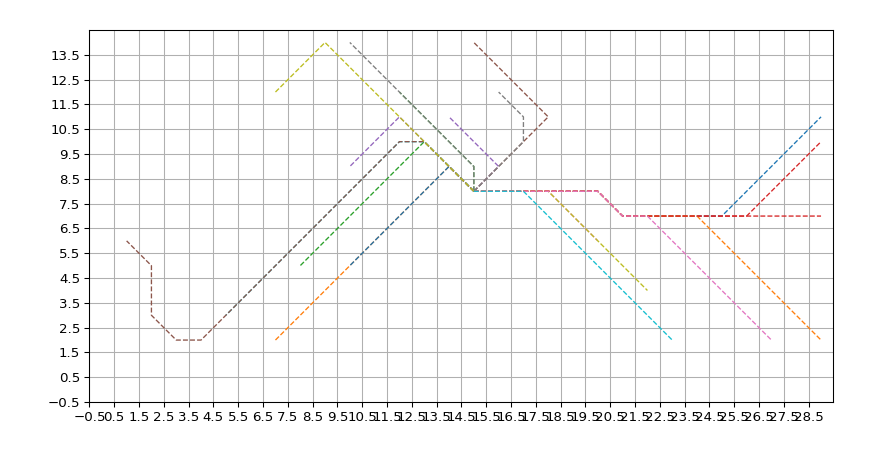
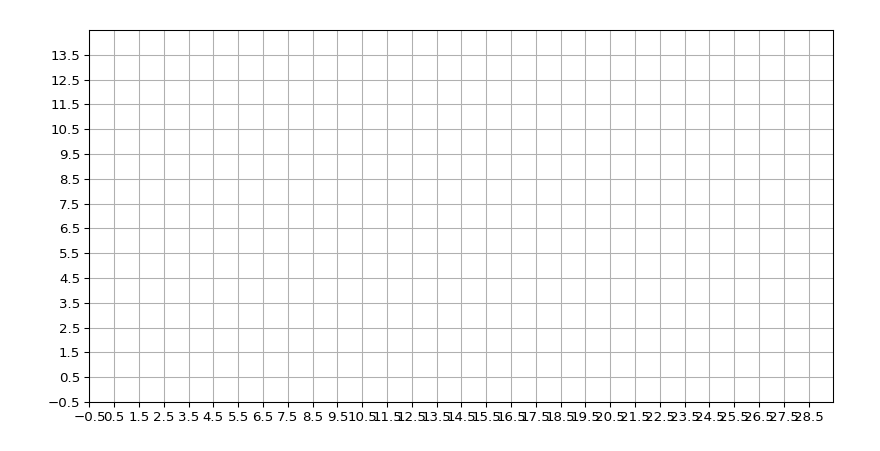
Before and after one commit to LijunSun90/beige, a Jupyter notebook: testbed.ipynb, the cells around one changed output. Drawn from its saved outputs; the diff is of its cells as text; code cells hidden in the pictures.

```diff
--- a/testbed.ipynb
+++ b/testbed.ipynb
@@ -21,6 +21,8 @@ data_robot['color'] = np.repeat([[0., 1., 0., 1.]], n_robot, axis=0)
 pathfinderObject = Pathfinder()
 pathfinderObject.breadth_first_search()
 # path = [[path_robot_1], [path_robot_2], ..., [path_robot_n]]
+came_from = pathfinderObject.came_from
+cost_so_far = pathfinderObject.cost_so_far
 path = []
 x = []
 y = []
@@ -43,7 +45,7 @@ ax.set_yticks(y_ticks)
 ax.grid(True)
 
 
-print("path:",path[0])
+# print("path:",path[0])
 # path[0][0]
 # x = [path[0][ix][0] for ix in range(len(path[0]))]
 # y = [path[0][ix][1] for ix in range(len(path[0]))]
@@ -51,9 +53,9 @@ print("path:",path[0])
 # print("y:", y)
 # print("shape:", np.array(x).shape)
 
-lines = []
-for ix in np.arange(len(x)):
-    lines.append(plt.plot(x[ix], y[ix], '--', lw=1))
+# lines = []
+# for ix in np.arange(len(x)):
+#     lines.append(plt.plot(x[ix], y[ix], '--', lw=1))
 
 # lines
 
@@ -65,5 +67,76 @@ for ix in np.arange(len(x)):
 # line, = ax.plot(np.array(x), np.array(y), 'o-', lw=1)
 # line.set_data([], [])
 
+
+# print("came_from", came_from)
+# print("came_from shape", len(came_from))
+# print("type:", type(came_from))
+# item = came_from.popitem()
+# current = item[0]
+# parent = item[1]
+# print("current:", current)
+# print("current[0]:", current[0])
+
+# dot_cameFrom = []
+# count = 0
+# while len(came_from) != 0:
+#     item = came_from.popitem()
+#     current = item[0]
+#     parent = item[1]
+
+#     if parent == None:
+#         marker_son = ''
+#     elif current[0] == parent[0] and current[1] > parent[1]:
+#         marker_son = 'v'
+#     elif current[0] == parent[0] and current[1] < parent[1]:
+#         marker_son = '^'
+#     elif current[0] > parent[0] and current[1] == parent[1]:
+#         marker_son = '<'
+#     elif current[0] < parent[0] and current[1] == parent[1]:
+#         marker_son = '>'
+#     else:
+#         marker_son = 'D'
+
+#     dot_cameFrom.append(plt.annotate(marker_son, xy=current, ha='center', va='center'))
+
+
+# print("cost_so_far:", cost_so_far)
+# item = cost_so_far.popitem()
+# print("item:", item)
+# pos = item[0]
+# pos_cost = item[1]
+# print("pos:", pos)
+# print("pos:", pos_cost)
+# dot_cost_so_far = []
+# while len(cost_so_far) != 0:
+#     item = cost_so_far.popitem()
+#     pos = item[0]
+#     pos_cost = item[1]
+#     dot_cost_so_far.append(plt.annotate(str(pos_cost), xy=pos, ha='center', va='center'))
+
+
+dot_came_from_cost = []
+current = []
+parent = []
+item_cost_so_far = []
+while len(came_from) != 0:
+    item_came_from = came_from.popitem()
+    if item_came_from[1] != None:
+        current.append(item_came_from[0])
+        parent.append(item_came_from[1])
+        item_cost_so_far.append(cost_so_far.get(item_came_from[0]))
+print(current)
+list_cost_so_far = [str(ix) for ix in item_cost_so_far]
+while len(current) != []:
+    dot_came_from_cost.append(plt.annotate(list_cost_so_far,
+                                               ha='center', va='center', alpha=0.4,
+                                               xytext=current,
+                                               xy=parent,
+                                               arrowprops={'arrowstyle': '->', 'alpha': 0.4}))
+
+
+
+
+
 plt.show()
 # %% [output]
@@ -71 +145 @@ path: [(15.0, 8.0), (16.0, 8.0), (17.0, 8.0), (18.0, 8.0), (19.0, 8.0), (20.0, 8
-[figure, old version]
+[figure, new version]
```
Also changed, not shown: parts of 1 cell of this notebook, 4 other files.
